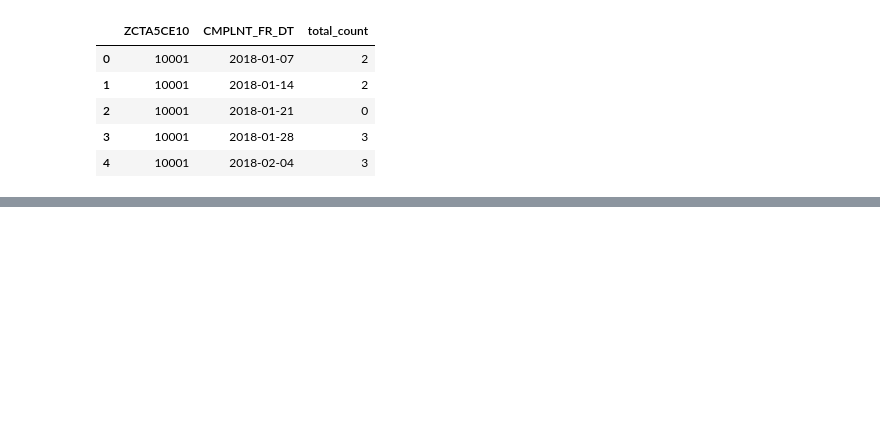
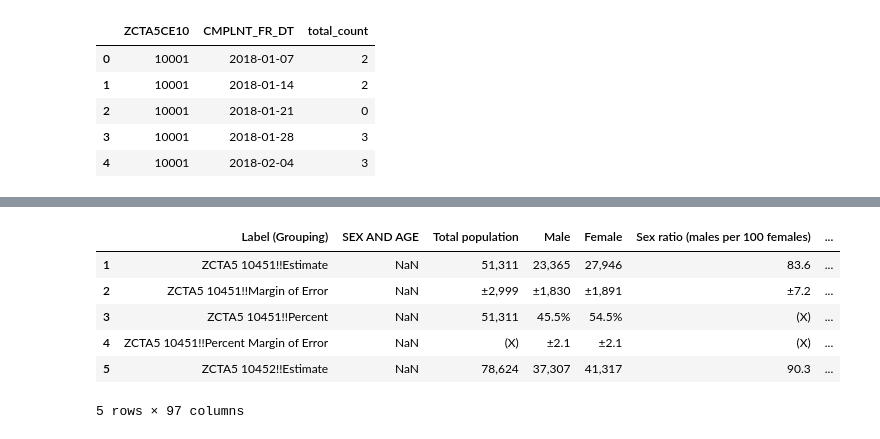
Before and after one commit to bail-reform/NYC, a Jupyter notebook: NYC_Data_Aggregation .ipynb, the cells around one changed output, grey strips where cells are left out. Cells and saved outputs as stored; diff of their text form; code cells hidden in the pictures; blank space fills up the shorter version.

```diff
--- a/NYC_Data_Aggregation .ipynb
+++ b/NYC_Data_Aggregation .ipynb
@@ -103,3 +103,6 @@ weekly_data.head()
 | 4 | 10001 | 2018-02-04 | 3 |
 # %%
 weekly_data.to_csv('weekly_data.csv', index=False)
+# %%
+file_path = '/Users/yokij/Desktop/NYC_ACSDP5Y2022DP05.csv'
+pop = pd.read_csv(file_path, low_memory=False)
@@ -105,0 +121,16 @@ weekly_data.to_csv('weekly_data.csv', index=False)
+# %%
+pop_transposed = pop.transpose()
+pop_transposed = pop_transposed.reset_index()
+new_header = pop_transposed.iloc[0]
+pop_transposed = pop_transposed[1:]
+pop_transposed.columns = new_header  # Set the header row as the df header
+# %%
+pop_transposed.head()
+# %% [output]
+|  | Label (Grouping) | SEX AND AGE | Total population | Male | Female | Sex ratio (males per 100 females) | ... |
+| 1 | ZCTA5 10451!!Estimate | NaN | 51,311 | 23,365 | 27,946 | 83.6 | ... |
+| 2 | ZCTA5 10451!!Margin of Error | NaN | ±2,999 | ±1,830 | ±1,891 | ±7.2 | ... |
+| 3 | ZCTA5 10451!!Percent | NaN | 51,311 | 45.5% | 54.5% | (X) | ... |
+| 4 | ZCTA5 10451!!Percent Margin of Error | NaN | (X) | ±2.1 | ±2.1 | (X) | ... |
+| 5 | ZCTA5 10452!!Estimate | NaN | 78,624 | 37,307 | 41,317 | 90.3 | ... |
+5 rows × 97 columns
```
Also changed, not shown: parts of 15 cells of this notebook.
